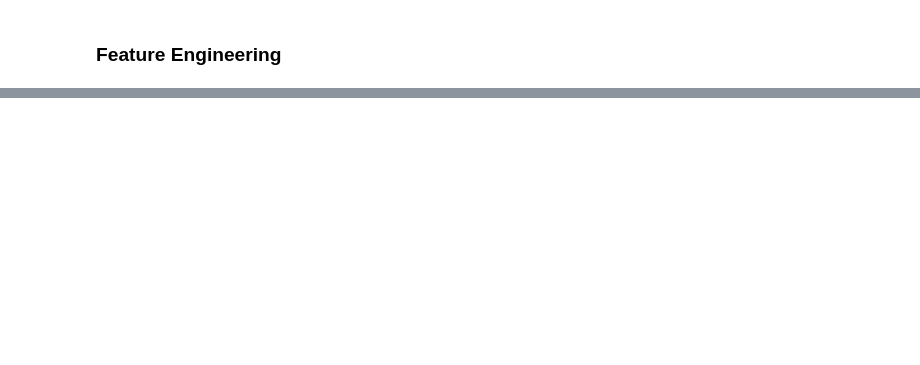
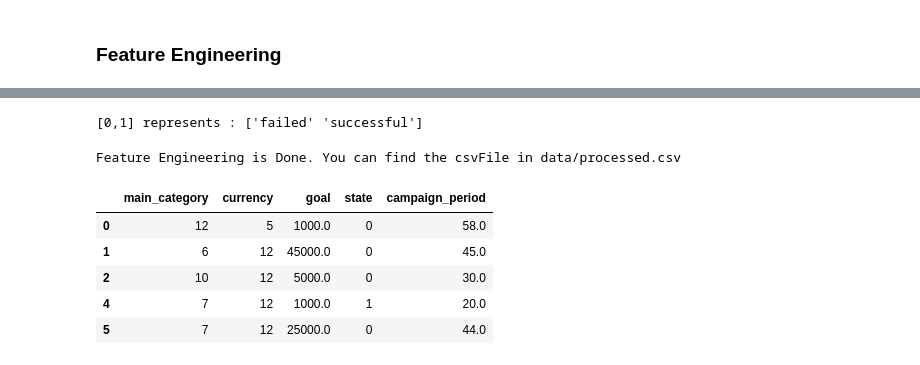
Before and after one commit to fatimazahraBanani/TechnicalTestMoovAI, a Jupyter notebook: notebooks/data_analysis.ipynb, the cells around one changed output, grey strips where cells are left out. Drawn from its saved outputs; the diff is of its cells as text; code cells hidden in the pictures; blank space fills up the shorter version.

Commit message:
Basic feature engineering is done

```diff
--- a/notebooks/data_analysis.ipynb
+++ b/notebooks/data_analysis.ipynb
@@ -198,0 +202,4 @@ visualize.bivariate_plot("country")
+# %%
+# get clean dataframe version
+makeData = MakeDataset(project_dir = main_path)
+df = makeData.get_clean_df()
@@ -198,0 +227,4 @@ visualize.bivariate_plot("country")
+# %%
+buildFeatures.target_encoding("state")
+# %% [output]
+[0,1] represents : ['failed' 'successful']
@@ -198,0 +233,13 @@ visualize.bivariate_plot("country")
+# %%
+buildFeatures.save_features()
+# %% [output]
+Feature Engineering is Done. You can find the csvFile in data/processed.csv
+# %%
+df.head()
+# %% [output]
+|  | main_category | currency | goal | state | campaign_period |
+| 0 | 12 | 5 | 1000.0 | 0 | 58.0 |
+| 1 | 6 | 12 | 45000.0 | 0 | 45.0 |
+| 2 | 10 | 12 | 5000.0 | 0 | 30.0 |
+| 4 | 7 | 12 | 1000.0 | 1 | 20.0 |
+| 5 | 7 | 12 | 25000.0 | 0 | 44.0 |
```
Also changed, not shown: parts of 8 cells of this notebook, 4 other files.
